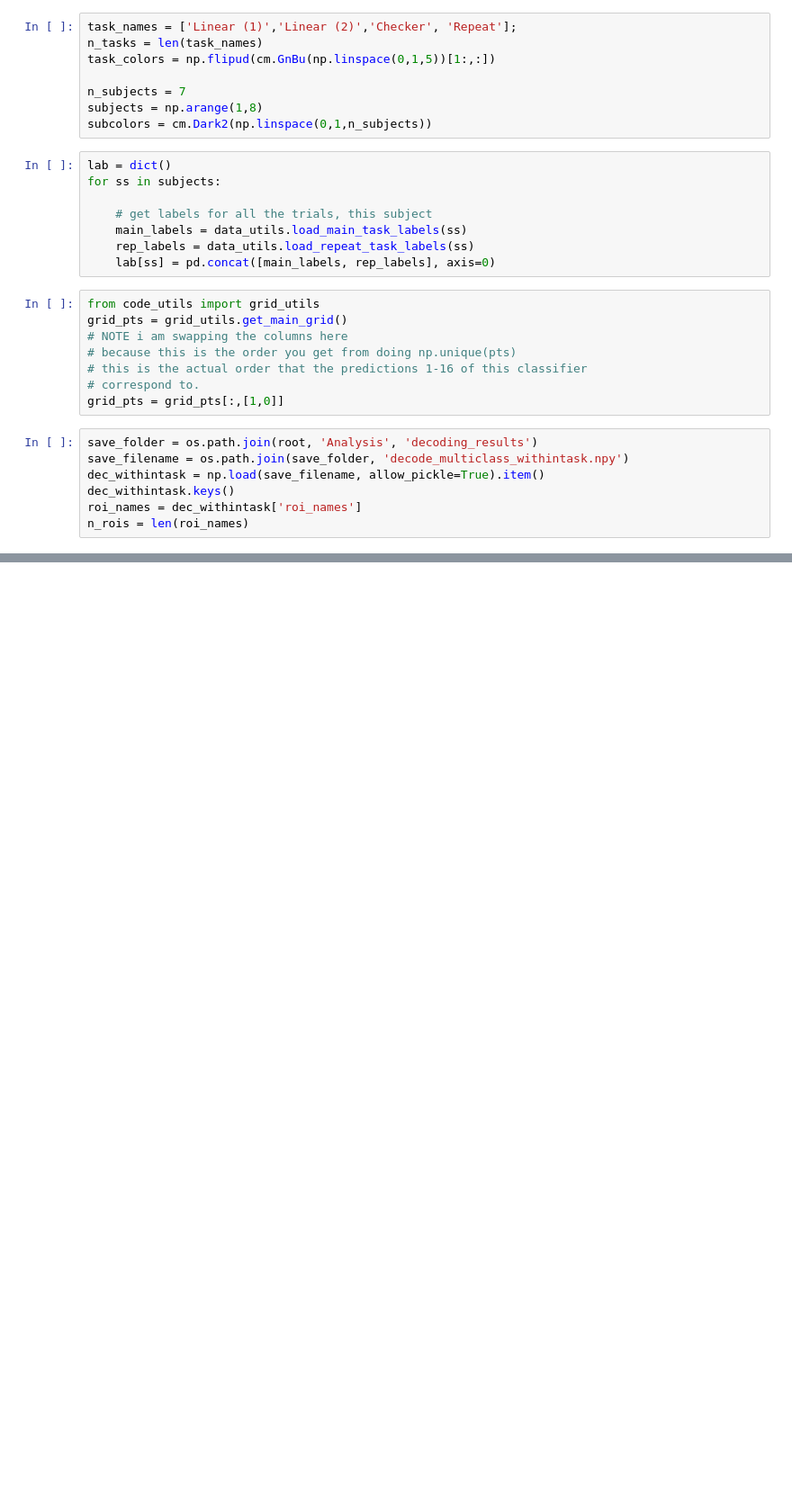
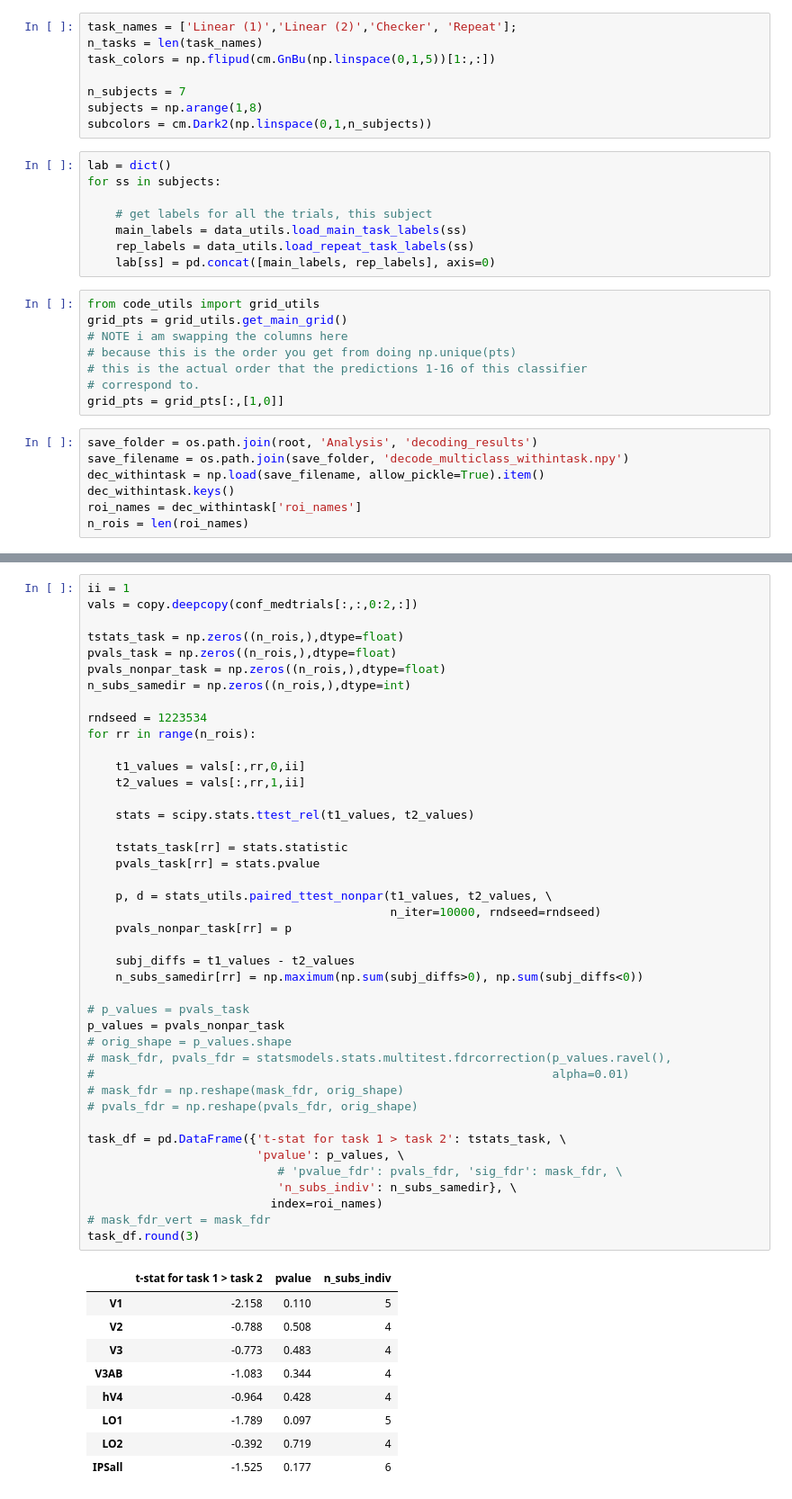
Before and after one commit to mmhenderson/shapeDim, a Jupyter notebook: Analysis/multinomial_decoding/binary_dist_from_bound.ipynb, the cells around one changed output, grey strips where cells are left out. Shown at 90% size. Saved outputs shown, nothing was run; the diff lists cells and outputs as text; blank space fills up the shorter version.

```diff
--- a/Analysis/multinomial_decoding/binary_dist_from_bound.ipynb
+++ b/Analysis/multinomial_decoding/binary_dist_from_bound.ipynb
@@ -246,0 +346,52 @@ for rvals, name in zip([conf_allmaintrials, conf_easytrials, conf_medtrials], \
+# %%
+ii = 1
+vals = copy.deepcopy(conf_medtrials[:,:,0:2,:])
+
+tstats_task = np.zeros((n_rois,),dtype=float)
+pvals_task = np.zeros((n_rois,),dtype=float)
+pvals_nonpar_task = np.zeros((n_rois,),dtype=float)
+n_subs_samedir = np.zeros((n_rois,),dtype=int)
+
+rndseed = 1223534
+for rr in range(n_rois):
+
+    t1_values = vals[:,rr,0,ii]
+    t2_values = vals[:,rr,1,ii]
+
+    stats = scipy.stats.ttest_rel(t1_values, t2_values)
+
+    tstats_task[rr] = stats.statistic
+    pvals_task[rr] = stats.pvalue
+
+    p, d = stats_utils.paired_ttest_nonpar(t1_values, t2_values, \
+                                           n_iter=10000, rndseed=rndseed)
+    pvals_nonpar_task[rr] = p
+
+    subj_diffs = t1_values - t2_values
+    n_subs_samedir[rr] = np.maximum(np.sum(subj_diffs>0), np.sum(subj_diffs<0))
+
+# p_values = pvals_task
+p_values = pvals_nonpar_task
+# orig_shape = p_values.shape
+# mask_fdr, pvals_fdr = statsmodels.stats.multitest.fdrcorrection(p_values.ravel(),
+#                                                                 alpha=0.01)
+# mask_fdr = np.reshape(mask_fdr, orig_shape)
+# pvals_fdr = np.reshape(pvals_fdr, orig_shape)
+
+task_df = pd.DataFrame({'t-stat for task 1 > task 2': tstats_task, \
+                        'pvalue': p_values, \
+                           # 'pvalue_fdr': pvals_fdr, 'sig_fdr': mask_fdr, \
+                           'n_subs_indiv': n_subs_samedir}, \
+                          index=roi_names)
+# mask_fdr_vert = mask_fdr
+task_df.round(3)
+# %% [output]
+|  | t-stat for task 1 > task 2 | pvalue | n_subs_indiv |
+| V1 | -2.158 | 0.110 | 5 |
+| V2 | -0.788 | 0.508 | 4 |
+| V3 | -0.773 | 0.483 | 4 |
+| V3AB | -1.083 | 0.344 | 4 |
+| hV4 | -0.964 | 0.428 | 4 |
+| LO1 | -1.789 | 0.097 | 5 |
+| LO2 | -0.392 | 0.719 | 4 |
+| IPSall | -1.525 | 0.177 | 6 |
```
Also changed, not shown: parts of 18 cells of this notebook, 4 other files.
